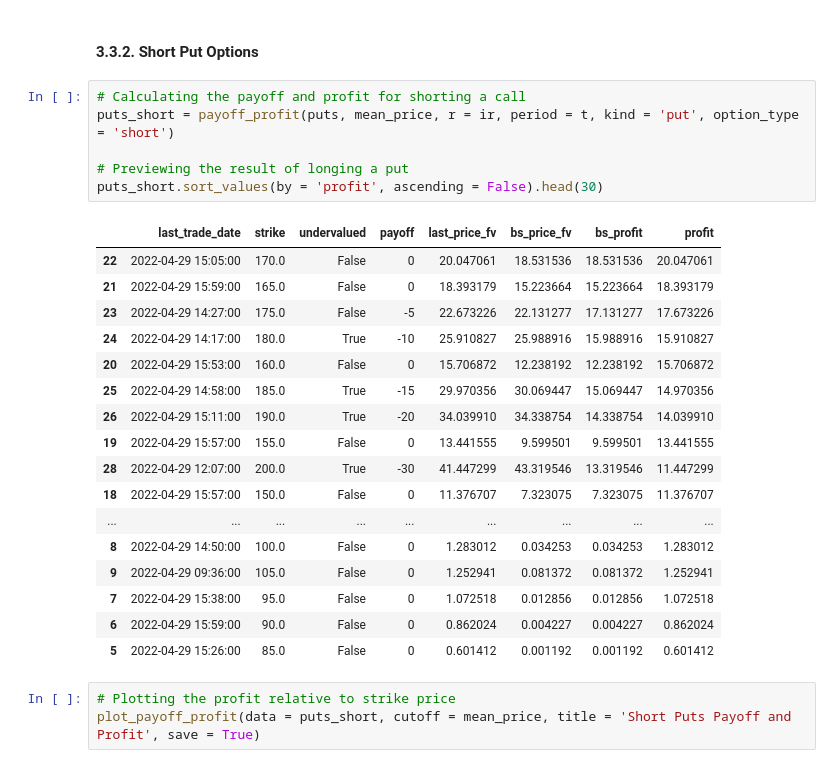
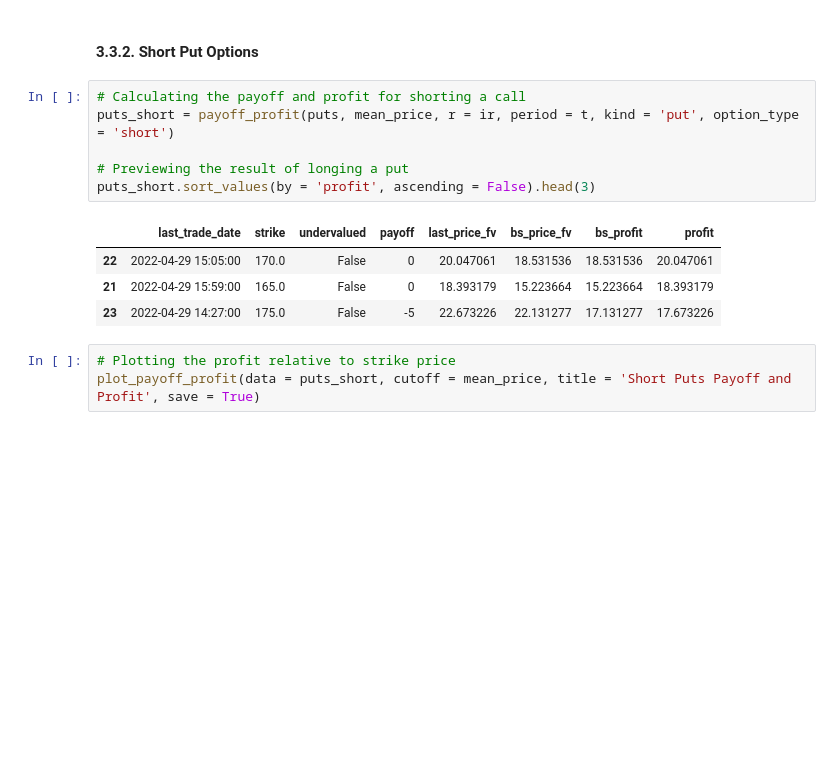
Before and after one commit to dennisjooo/Apple-BlackScholes-GBM, a Jupyter notebook: UTS_Code.ipynb, the cells around one changed output. Drawn from its saved outputs; the diff is of its cells as text; blank space fills up the shorter version.

```diff
--- a/UTS_Code.ipynb
+++ b/UTS_Code.ipynb
@@ -343,27 +330,14 @@ plot_payoff_profit(data = puts_long, cutoff = mean_price, title = 'Long Puts Pay
 # %%
 # Calculating the payoff and profit for shorting a call
 puts_short = payoff_profit(puts, mean_price, r = ir, period = t, kind = 'put', option_type = 'short')
 
 # Previewing the result of longing a put
-puts_short.sort_values(by = 'profit', ascending = False).head(30)
+puts_short.sort_values(by = 'profit', ascending = False).head(3)
 # %% [output]
 |  | last_trade_date | strike | undervalued | payoff | last_price_fv | bs_price_fv | bs_profit | profit |
 | 22 | 2022-04-29 15:05:00 | 170.0 | False | 0 | 20.047061 | 18.531536 | 18.531536 | 20.047061 |
 | 21 | 2022-04-29 15:59:00 | 165.0 | False | 0 | 18.393179 | 15.223664 | 15.223664 | 18.393179 |
 | 23 | 2022-04-29 14:27:00 | 175.0 | False | -5 | 22.673226 | 22.131277 | 17.131277 | 17.673226 |
-| 24 | 2022-04-29 14:17:00 | 180.0 | True | -10 | 25.910827 | 25.988916 | 15.988916 | 15.910827 |
-| 20 | 2022-04-29 15:53:00 | 160.0 | False | 0 | 15.706872 | 12.238192 | 12.238192 | 15.706872 |
-| 25 | 2022-04-29 14:58:00 | 185.0 | True | -15 | 29.970356 | 30.069447 | 15.069447 | 14.970356 |
-| 26 | 2022-04-29 15:11:00 | 190.0 | True | -20 | 34.039910 | 34.338754 | 14.338754 | 14.039910 |
-| 19 | 2022-04-29 15:57:00 | 155.0 | False | 0 | 13.441555 | 9.599501 | 9.599501 | 13.441555 |
-| 28 | 2022-04-29 12:07:00 | 200.0 | True | -30 | 41.447299 | 43.319546 | 13.319546 | 11.447299 |
-| 18 | 2022-04-29 15:57:00 | 150.0 | False | 0 | 11.376707 | 7.323075 | 7.323075 | 11.376707 |
-| ... | ... | ... | ... | ... | ... | ... | ... | ... |
-| 8 | 2022-04-29 14:50:00 | 100.0 | False | 0 | 1.283012 | 0.034253 | 0.034253 | 1.283012 |
-| 9 | 2022-04-29 09:36:00 | 105.0 | False | 0 | 1.252941 | 0.081372 | 0.081372 | 1.252941 |
-| 7 | 2022-04-29 15:38:00 | 95.0 | False | 0 | 1.072518 | 0.012856 | 0.012856 | 1.072518 |
-| 6 | 2022-04-29 15:59:00 | 90.0 | False | 0 | 0.862024 | 0.004227 | 0.004227 | 0.862024 |
-| 5 | 2022-04-29 15:26:00 | 85.0 | False | 0 | 0.601412 | 0.001192 | 0.001192 | 0.601412 |
 # %%
 # Plotting the profit relative to strike price
 plot_payoff_profit(data = puts_short, cutoff = mean_price, title = 'Short Puts Payoff and Profit', save = True)
```
Also changed, not shown: parts of 1 cell of this notebook, 1 other file.
